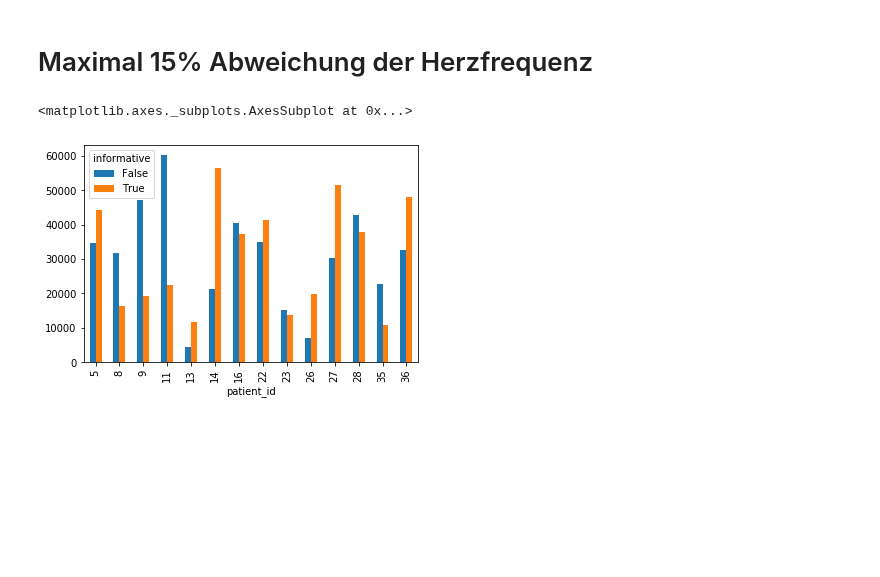
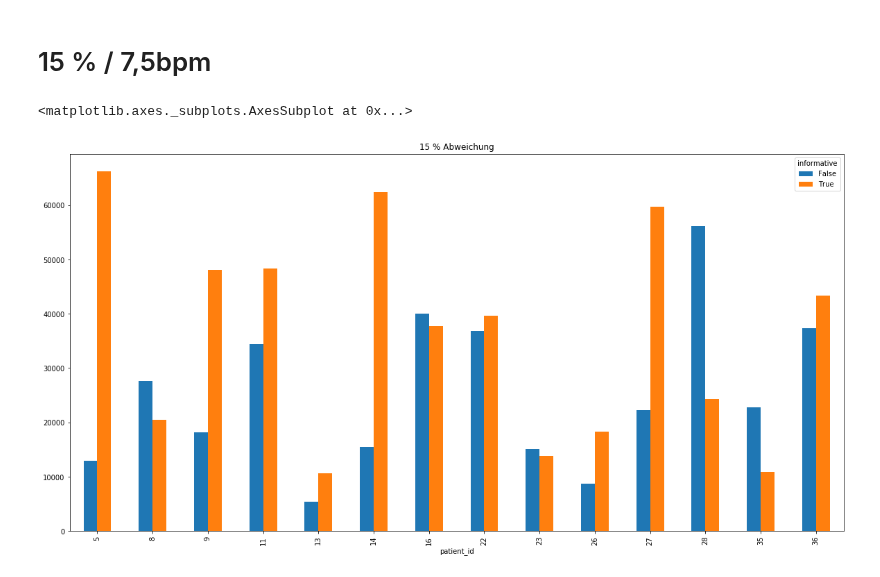
Before and after one commit to Zianor/Bachelorarbeit, a Jupyter notebook: Implementation/src/notebooks/label_investigation.ipynb, the cells around one changed output. Drawn from its saved outputs; the diff is of its cells as text; code cells hidden in the pictures; blank space fills up the shorter version.

```diff
--- a/Implementation/src/notebooks/label_investigation.ipynb
+++ b/Implementation/src/notebooks/label_investigation.ipynb
@@ -90,2 +119,0 @@ data_10.boxplot(column=['rel_err'],by='informative')
-# %% [markdown]
-# Maximal 15% Abweichung der Herzfrequenz
@@ -94,5 +120,9 @@ data_15 = load_data_as_dataframe(hr_threshold=15)
+# %% [markdown]
+# 15 % / 7,5bpm
+# %%
+data_15 = pd.read_csv(utils.get_features_csv_path(segment_length=10, overlap_amount=0.9, hr_threshold=15), index_col=False)
 # %%
-pd.crosstab(data_15['patient_id'],data_15['informative']).plot.bar()
+pd.crosstab(data_15['patient_id'],data_15['informative']).plot.bar(figsize=(20,10), title= "15 % Abweichung")
 # %% [output]
 <matplotlib.axes._subplots.AxesSubplot at 0x...>
-[figure, old version]
+[figure, new version]
```
Also changed, not shown: parts of 32 cells of this notebook.
